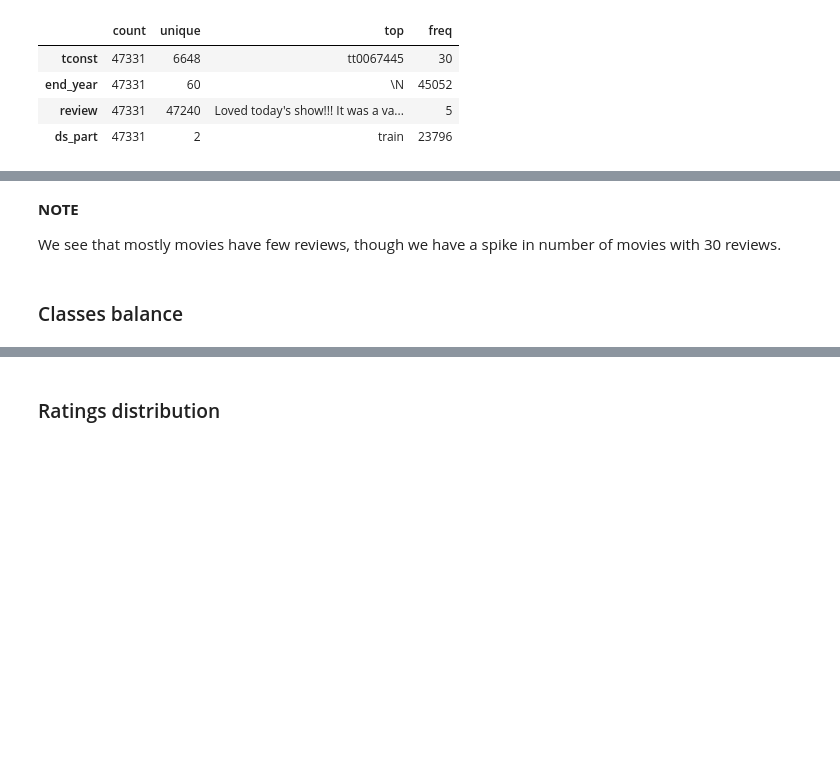
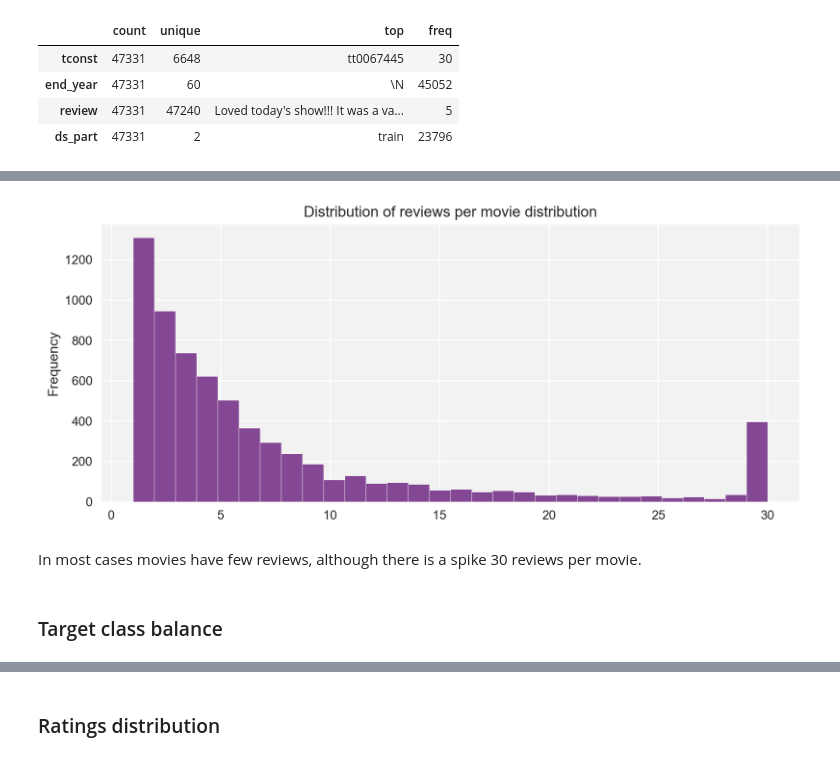
Before and after one commit to WanomiR/practicum-ds, a Jupyter notebook: DS projects/Movie reviews classification/movie-reviews-classification.ipynb, the cells around one changed output, grey strips where cells are left out. Drawn from its saved outputs; the diff is of its cells as text; code cells hidden in the pictures; blank space fills up the shorter version.

```diff
--- a/DS projects/Movie reviews classification/movie-reviews-classification.ipynb
+++ b/DS projects/Movie reviews classification/movie-reviews-classification.ipynb
@@ -41,12 +40,8 @@ warnings.filterwarnings("ignore")
 # %%
 plt.style.use("seaborn-v0_8")
 sns.set_style("darkgrid", {"axes.facecolor": ".95"})
-sns.set_palette("mako")
-sns.set_context("notebook")
+sns.set_palette("PRGn")
 
 plt.rcParams["figure.figsize"] = (10, 4)
 %matplotlib inline
 %config InlineBackend.figure_format = "retina"
-
-# this one is to use progress_apply
-tqdm.pandas()
@@ -232,9 +199,14 @@ ax.set_title("KDE Plot");
+# %%
+(data
+ .groupby("tconst")["review"].count()
+ .plot(kind="hist", bins=30,
+       title="Distribution of reviews per movie distribution"));
+# %% [output]
+[figure, added]
 # %% [markdown]
-**NOTE**
-
-We see that mostly movies have few reviews, though we have a spike in number of movies with 30 reviews.
+In most cases movies have few reviews, although there is a spike 30 reviews per movie.
 # %% [markdown]
-### Classes balance
+### Target class balance
 # %%
 # check the quantity of each target class in the train data
 data[data["ds_part"] == "train"]["pos"].value_counts()
```
Also changed, not shown: parts of 130 cells of this notebook, 3 other files.
